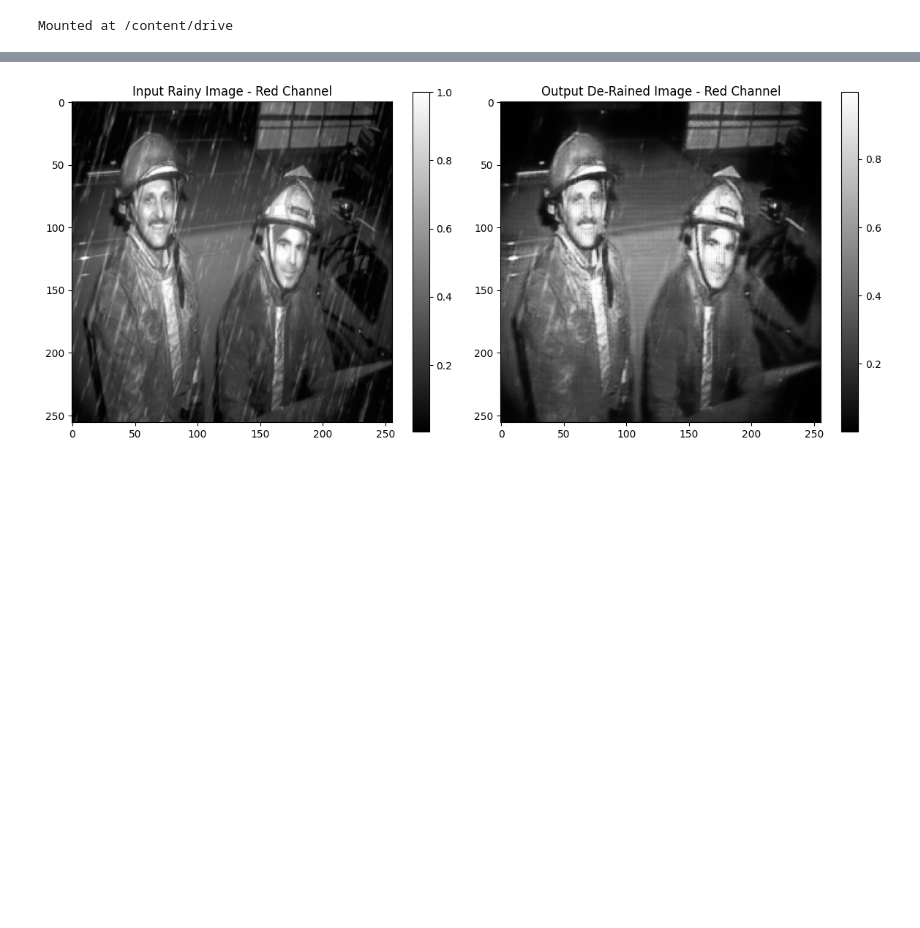
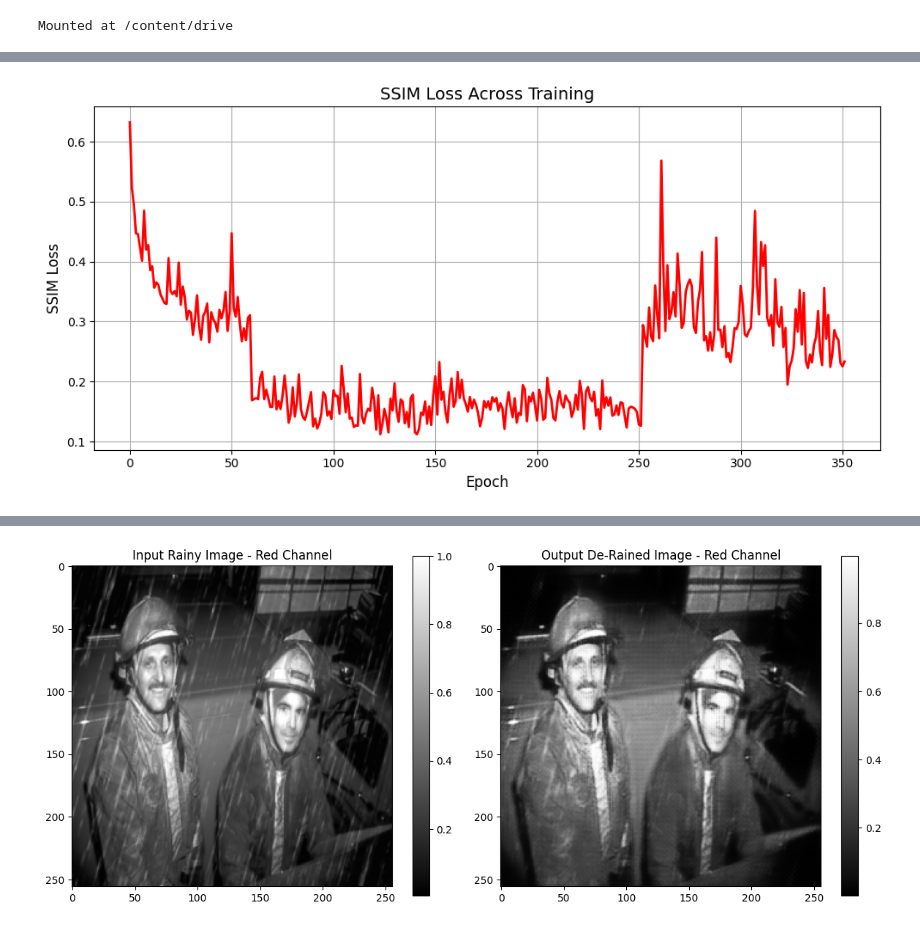
Before and after one commit to AbdulSheffa/IRP, a Jupyter notebook: FYP_GAN.ipynb, the cells around one changed output, grey strips where cells are left out. Cells and saved outputs as stored; diff of their text form; code cells hidden in the pictures; blank space fills up the shorter version.

```diff
--- a/FYP_GAN.ipynb
+++ b/FYP_GAN.ipynb
@@ -849 +589,50 @@ plt.show()
+# %%
+import matplotlib.pyplot as plt
+
+log_path = "/content/drive/MyDrive/Khabeer - IRP/Dataset/model_training_log.txt"
+
+# Read all lines
+with open(log_path, 'r') as f:
+    lines = f.readlines()
+
+# Find indexes where "Epoch 0" appears
+epoch_zeros = [i for i, line in enumerate(lines) if line.strip().startswith("Epoch 0")]
+
+# If multiple training runs found, keep only from latest "Epoch 0"
+if len(epoch_zeros) >= 3:
+    second_run_start = epoch_zeros[2]
+    lines = lines[second_run_start:]
+
+# Parse training logs
+epochs, loss_G, loss_D_A, loss_D_B, ssim_loss = [], [], [], [], []
+
+for line in lines:
+    if "Epoch" in line and "Loss_G" in line:
+        parts = line.strip().split(", ")
+        try:
+            epoch_num = int(parts[0].split(" ")[1])
+            loss_g = float(parts[2].split(": ")[1])
+            loss_d_a = float(parts[3].split(": ")[1])
+            loss_d_b = float(parts[4].split(": ")[1])
+            ssim = float(parts[5].split(": ")[1])
+
+            epochs.append(epoch_num)
+            loss_G.append(loss_g)
+            loss_D_A.append(loss_d_a)
+            loss_D_B.append(loss_d_b)
+            ssim_loss.append(ssim)
+        except:
+            continue  # skip any malformed line
+
+# 📈 Plot SSIM Loss Over Epochs
+plt.figure(figsize=(10, 5))
+plt.plot(range(len(ssim_loss)), ssim_loss, color='red', linewidth=2)
+plt.title("SSIM Loss Across Training", fontsize=14)
+plt.xlabel("Epoch", fontsize=12)
+plt.ylabel("SSIM Loss", fontsize=12)
+plt.grid(True)
+plt.tight_layout()
+plt.show()
+# %% [output]
+[figure, added]
 # %%
```
Also changed, not shown: parts of 16 cells of this notebook.
